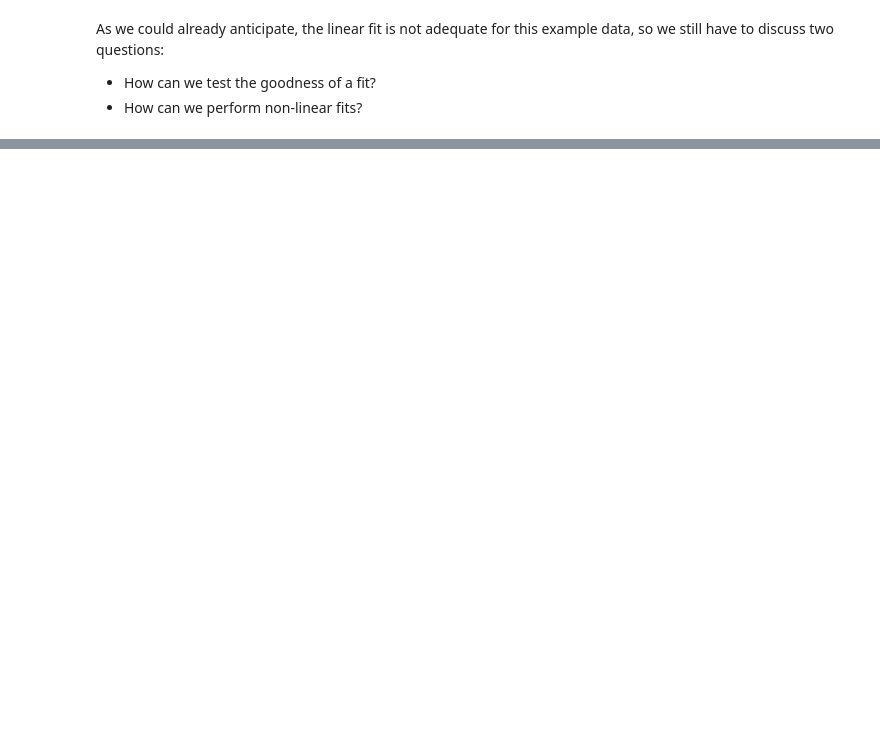
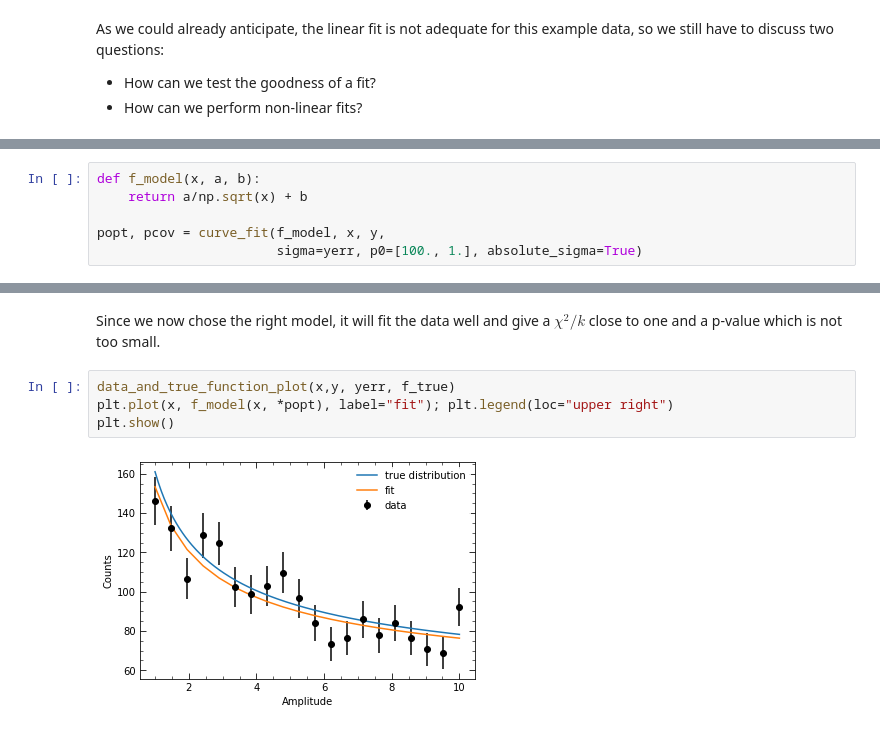
Before and after one commit to guitargeek/trex-analysis, a Jupyter notebook: TrexAnalysis.ipynb, the cells around one changed output, grey strips where cells are left out. Drawn from its saved outputs; the diff is of its cells as text; blank space fills up the shorter version.

```diff
--- a/TrexAnalysis.ipynb
+++ b/TrexAnalysis.ipynb
@@ -399,0 +458,6 @@ plt.show()
+# %%
+def f_model(x, a, b):
+    return a/np.sqrt(x) + b
+
+popt, pcov = curve_fit(f_model, x, y,
+                       sigma=yerr, p0=[100., 1.], absolute_sigma=True)
@@ -399,0 +473,8 @@ plt.show()
+# %% [markdown]
+Since we now chose the right model, it will fit the data well and give a $\chi^2/k$ close to one and a p-value which is not too small.
+# %%
+data_and_true_function_plot(x,y, yerr, f_true)
+plt.plot(x, f_model(x, *popt), label="fit"); plt.legend(loc="upper right")
+plt.show()
+# %% [output]
+[figure, added]
```
Also changed, not shown: parts of 27 cells of this notebook.
